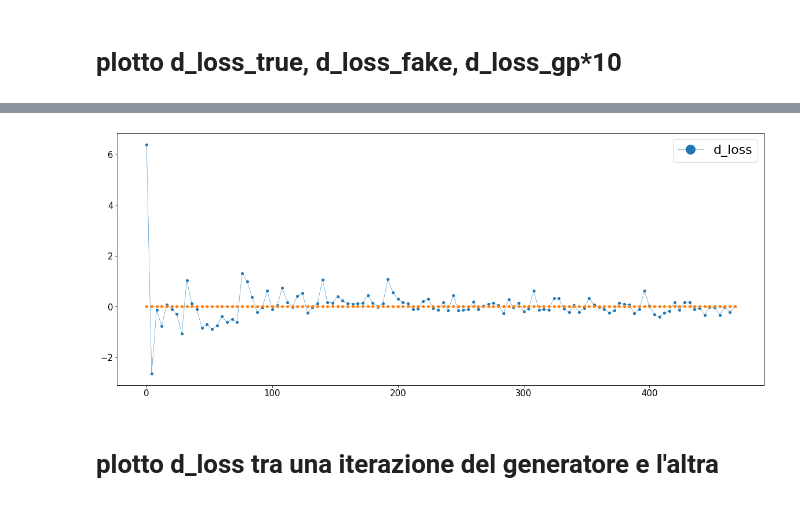
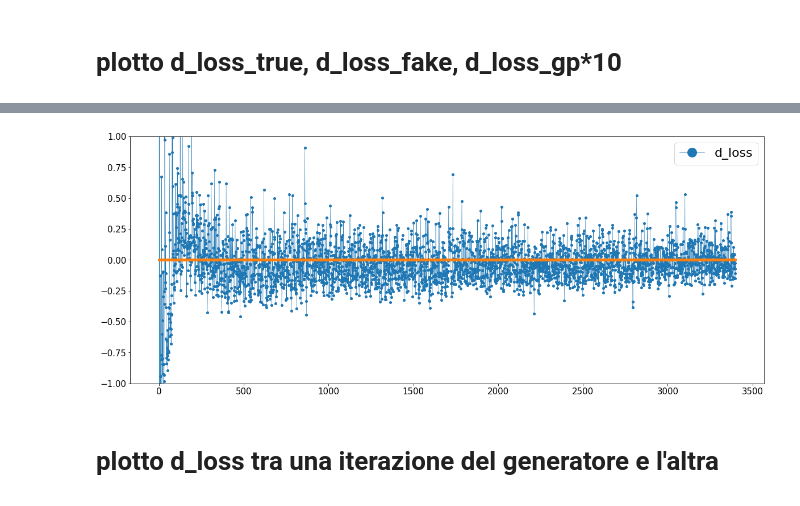
Before and after one commit to scarpma/lagrangian, a Jupyter notebook: wgangp/training_analysis.ipynb, the cells around one changed output, grey strips where cells are left out. Cells and saved outputs as stored; diff of their text form; code cells hidden in the pictures.

```diff
--- a/wgangp/training_analysis.ipynb
+++ b/wgangp/training_analysis.ipynb
@@ -67,12 +67,12 @@ plt.show()
 # %%
-every = ncritic * 4
+every = ncritic * 1
 plt.plot(a[np.arange(0,a.shape[0],every),1], a[np.arange(0,a.shape[0],every),3], label='d_loss')
 plt.plot(a[np.arange(0,a.shape[0],every),1], [0.]*len(a[np.arange(0,a.shape[0],every),2]))
-#plt.ylim([-2,2])
+plt.ylim([-1,1])
 plt.legend()
 plt.show()
 # %% [output]
-[figure, old version]
+[figure, new version]
 # %% [markdown]
 # plotto d_loss tra una iterazione del generatore e l'altra
 # %%
```
Also changed, not shown: parts of 5 cells of this notebook, 1 other file.
